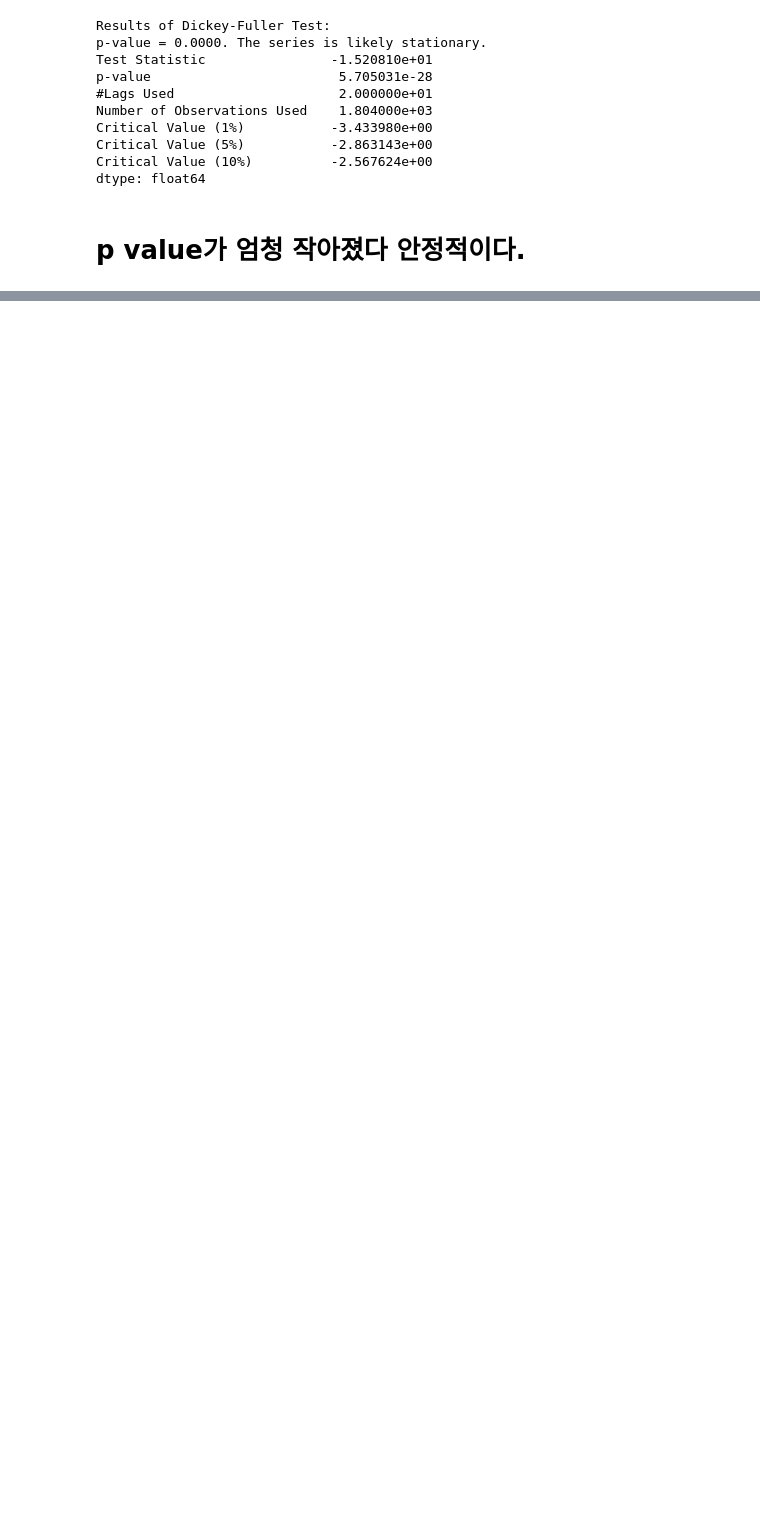
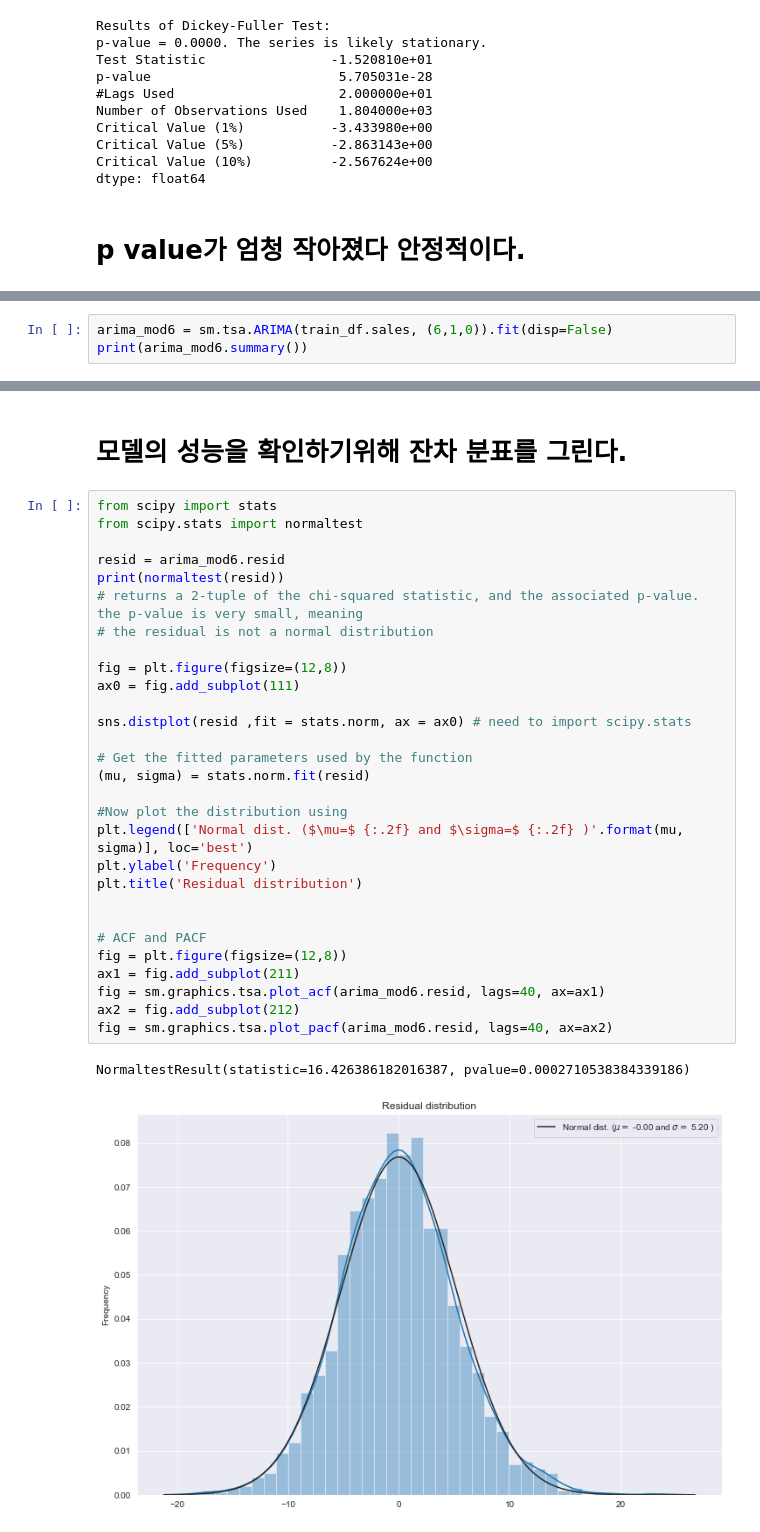
Before and after one commit to choiinsung276/kaggleStudy, a Jupyter notebook: Store Item.ipynb, the cells around one changed output, grey strips where cells are left out. Drawn from its saved outputs; the diff is of its cells as text; blank space fills up the shorter version.

```diff
--- a/Store Item.ipynb
+++ b/Store Item.ipynb
@@ -161,0 +189,3 @@ dtype: float64
+# %%
+arima_mod6 = sm.tsa.ARIMA(train_df.sales, (6,1,0)).fit(disp=False)
+print(arima_mod6.summary())
@@ -161,0 +210,34 @@ dtype: float64
+# %% [markdown]
+# 모델의 성능을 확인하기위해 잔차 분표를 그린다.
+# %%
+from scipy import stats
+from scipy.stats import normaltest
+
+resid = arima_mod6.resid
+print(normaltest(resid))
+# returns a 2-tuple of the chi-squared statistic, and the associated p-value. the p-value is very small, meaning
+# the residual is not a normal distribution
+
+fig = plt.figure(figsize=(12,8))
+ax0 = fig.add_subplot(111)
+
+sns.distplot(resid ,fit = stats.norm, ax = ax0) # need to import scipy.stats
+
+# Get the fitted parameters used by the function
+(mu, sigma) = stats.norm.fit(resid)
+
+#Now plot the distribution using
+plt.legend(['Normal dist. ($\mu=$ {:.2f} and $\sigma=$ {:.2f} )'.format(mu, sigma)], loc='best')
+plt.ylabel('Frequency')
+plt.title('Residual distribution')
+
+
+# ACF and PACF
+fig = plt.figure(figsize=(12,8))
+ax1 = fig.add_subplot(211)
+fig = sm.graphics.tsa.plot_acf(arima_mod6.resid, lags=40, ax=ax1)
+ax2 = fig.add_subplot(212)
+fig = sm.graphics.tsa.plot_pacf(arima_mod6.resid, lags=40, ax=ax2)
+# %% [output]
+NormaltestResult(statistic=16.426386182016387, pvalue=0.0002710538384339186)
+[figure, added]
```
Also changed, not shown: parts of 16 cells of this notebook.
